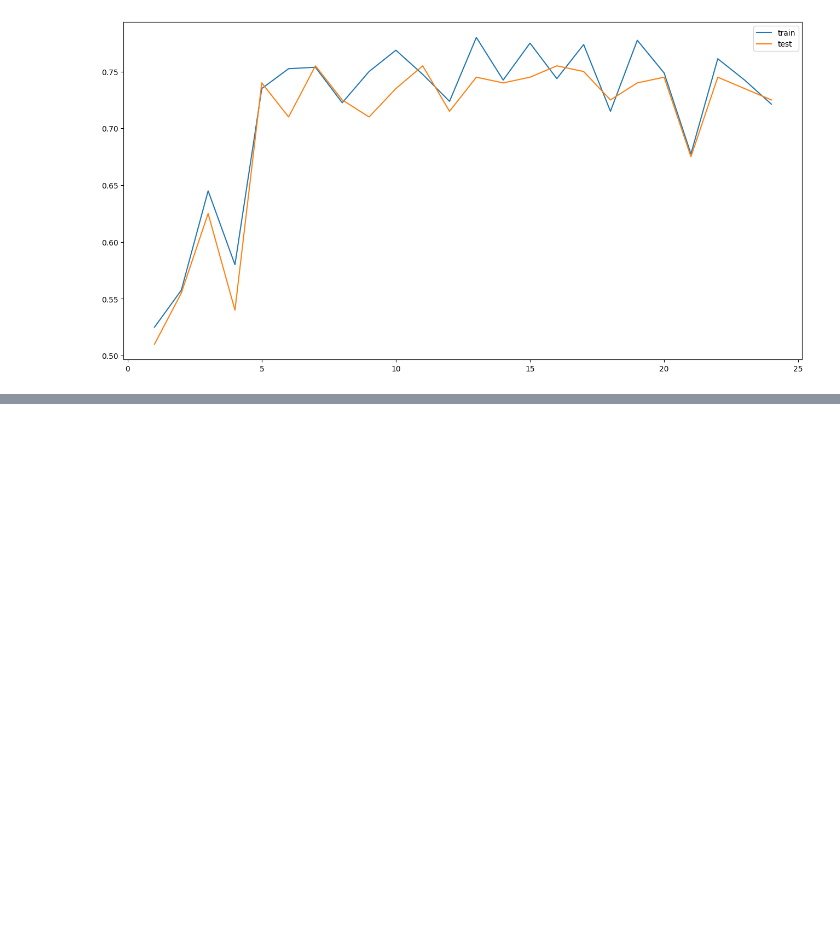
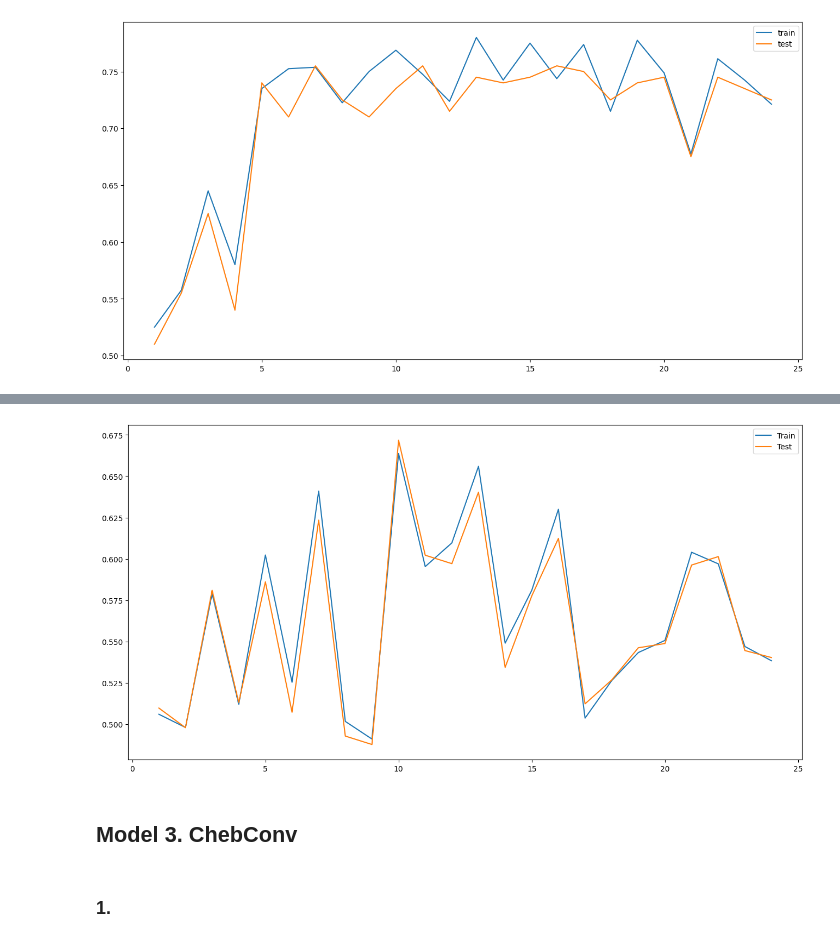
Before and after one commit to LazaroR-u/GSoC_QMLHEP_2024, a Jupyter notebook: tasks/task2_graph_quark_gluon.ipynb, the cells around one changed output, grey strips where cells are left out. Drawn from its saved outputs; the diff is of its cells as text; code cells hidden in the pictures; blank space fills up the shorter version.

```diff
--- a/tasks/task2_graph_quark_gluon.ipynb
+++ b/tasks/task2_graph_quark_gluon.ipynb
@@ -655,0 +618,29 @@ plt.show()
+# %%
+class GCN2(torch.nn.Module):
+  def __init__(self):
+    super(GCN2, self).__init__()
+    #torch.manual_seed(12345)
+    self.conv1 = GraphConv(graph_dataset.num_node_features, 128)
+    self.conv2 = GraphConv(128, 128)
+    self.conv3 = GraphConv(128, 128)
+    self.lin = Linear(128, graph_dataset.num_classes)
+
+  def forward(self, x, edge_index, edge_attr, batch):
+        # 1. Obtain node embeddings
+    x = self.conv1(x, edge_index, edge_attr)
+    x = F.relu(x)
+    x= F.dropout(x, training=self.training)
+    x = self.conv2(x, edge_index, edge_attr)
+    x = F.dropout(x, training=self.training)
+    x = self.conv3(x, edge_index, edge_attr)
+        # 2. Readout layer
+    x = global_mean_pool(x, batch)
+
+        # 3. Apply a final classifier
+    x = F.dropout(x, p=0.5, training=self.training)
+    x = self.lin(x)
+
+    return F.log_softmax(x, dim=1)
+
+model2 = GCN2()
+print(model2)
@@ -655,0 +740,18 @@ plt.show()
+# %%
+# Set the figure size
+plt.figure(figsize=(16, 8))
+
+# Plot train accuracy over epochs
+plt.plot(range(1, epochs), train_accuracy2, label="Train")
+
+# Plot test accuracy over epochs
+plt.plot(range(1, epochs), test_accuracy2, label="Test")
+
+plt.legend()
+plt.show()
+# %% [output]
+[figure, added]
+# %% [markdown]
+## Model 3. ChebConv
+# %% [markdown]
+### 1.
```
Also changed, not shown: parts of 34 cells of this notebook.
